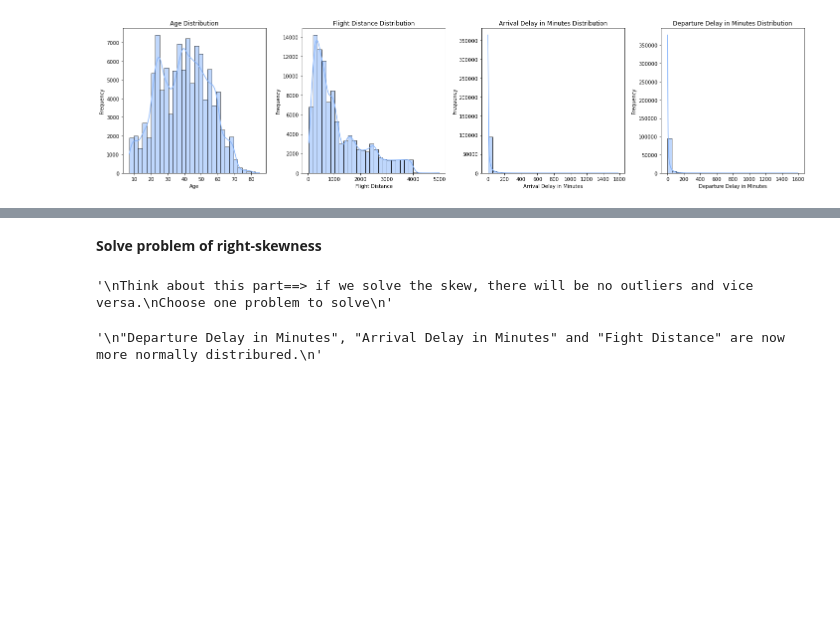
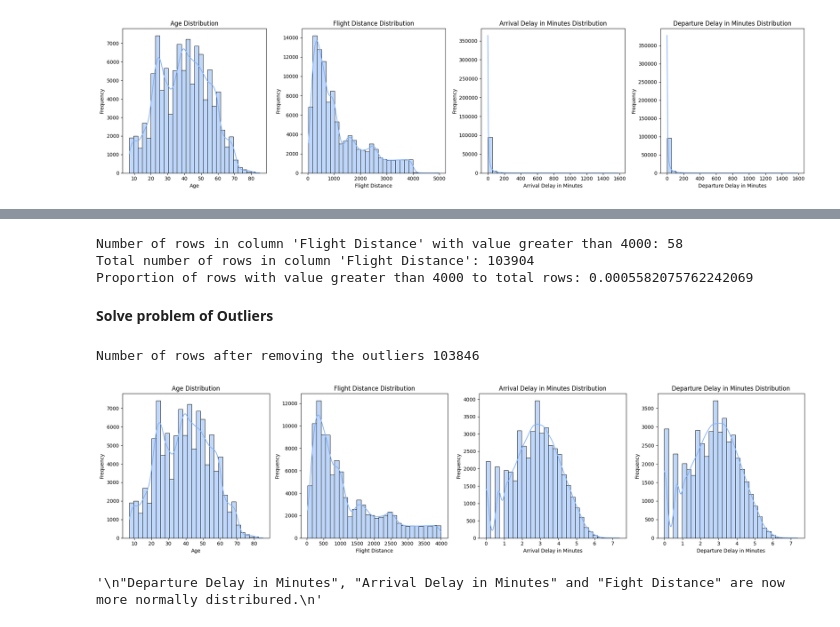
Before and after one commit to hebaashraf21/Airline_Passenger_Satisfaction_Prediction, a Jupyter notebook: code/eda.ipynb, the cells around one changed output, grey strips where cells are left out. Cells and saved outputs as stored; diff of their text form; code cells hidden in the pictures; blank space fills up the shorter version.

Commit message:
remove outliers and normalize skewed data

```diff
--- a/code/eda.ipynb
+++ b/code/eda.ipynb
@@ -113,29 +138,54 @@ Insights:
+# %%
+# Get the portion of data that has values greater than 4000 in Flight Distance column
+col = "Flight Distance"
+
+count_greater_than_4000 = (cleaned_train_data[col] > 4000).sum()
+
+# Total number of rows in column 'x'
+total_rows = cleaned_train_data[col].count()
+
+# Calculate the proportion of rows with values greater than 200 to the total number of rows
+proportion_greater_than_4000 = count_greater_than_4000 / total_rows
+
+# Print the results
+print(f"Number of rows in column '{col}' with value greater than 4000:", count_greater_than_4000)
+print(f"Total number of rows in column '{col}':", total_rows)
+print(f"Proportion of rows with value greater than 4000 to total rows:", proportion_greater_than_4000)
+# %% [output]
+Number of rows in column 'Flight Distance' with value greater than 4000: 58
+Total number of rows in column 'Flight Distance': 103904
+Proportion of rows with value greater than 4000 to total rows: 0.0005582075762242069
 # %% [markdown]
-**Solve problem of right-skewness**
+**Solve problem of Outliers**
+# %%
+'''
+Since the portion of rows having the outliers in the "Flight Distance" is very small so we will remove it
+'''
+cleaned_train_data = cleaned_train_data[(cleaned_train_data['Flight Distance'] <= 4000)]
+
+num_rows = cleaned_train_data.shape[0]
+print("Number of rows after removing the outliers", num_rows)
+# %% [output]
+Number of rows after removing the outliers 103846
+# %%
+# we will normalize "Departure Delay in Minutes","Arrival Delay in Minutes"
+right_skewed = ["Departure Delay in Minutes","Arrival Delay in Minutes"]
+# Normalize the numeric variables
+for x in right_skewed:
+    cleaned_train_data[x] = np.log(cleaned_train_data[x])
 # %%
-'''
-Think about this part==> if we solve the skew, there will be no outliers and vice versa.
-Choose one problem to solve
-'''
-
-
-# right_skewed = ["Flight Distance", "Departure Delay in Minutes","Arrival Delay in Minutes"]
-# # Normalize the numeric variables
-# for x in right_skewed:
-#     cleaned_data[x] = np.log(cleaned_data[x])
-
-# # Histograms for numerical variables
-# plt.figure(figsize=(20, 5))
-# for i, col in enumerate(continuous_variables, 1):
-#     plt.subplot(1, 4, i)
-#     sns.histplot(cleaned_data[col], bins=30, kde=True, color='#81b1fb')
-#     plt.title(f'{col} Distribution')
-#     plt.xlabel(col)
-#     plt.ylabel('Frequency')
-# plt.tight_layout()
-# plt.show()
+# Histograms for numerical variables
+plt.figure(figsize=(20, 5))
+for i, col in enumerate(continuous_variables, 1):
+    plt.subplot(1, 4, i)
+    sns.histplot(cleaned_train_data[col], bins=30, kde=True, color='#81b1fb')
+    plt.title(f'{col} Distribution')
+    plt.xlabel(col)
+    plt.ylabel('Frequency')
+plt.tight_layout()
+plt.show()
 # %% [output]
-'\nThink about this part==> if we solve the skew, there will be no outliers and vice versa.\nChoose one problem to solve\n'
+[figure, added]
 # %%
 '''
 "Departure Delay in Minutes", "Arrival Delay in Minutes" and "Fight Distance" are now more normally distribured.
```
Also changed, not shown: parts of 3 cells of this notebook.
